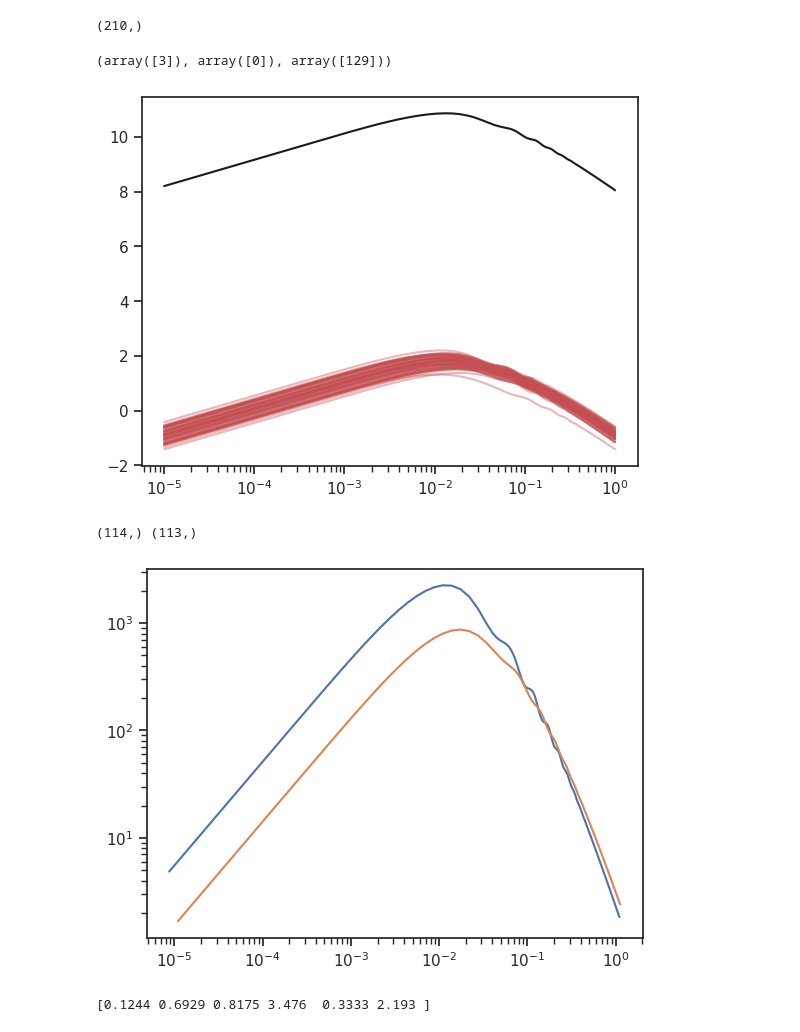
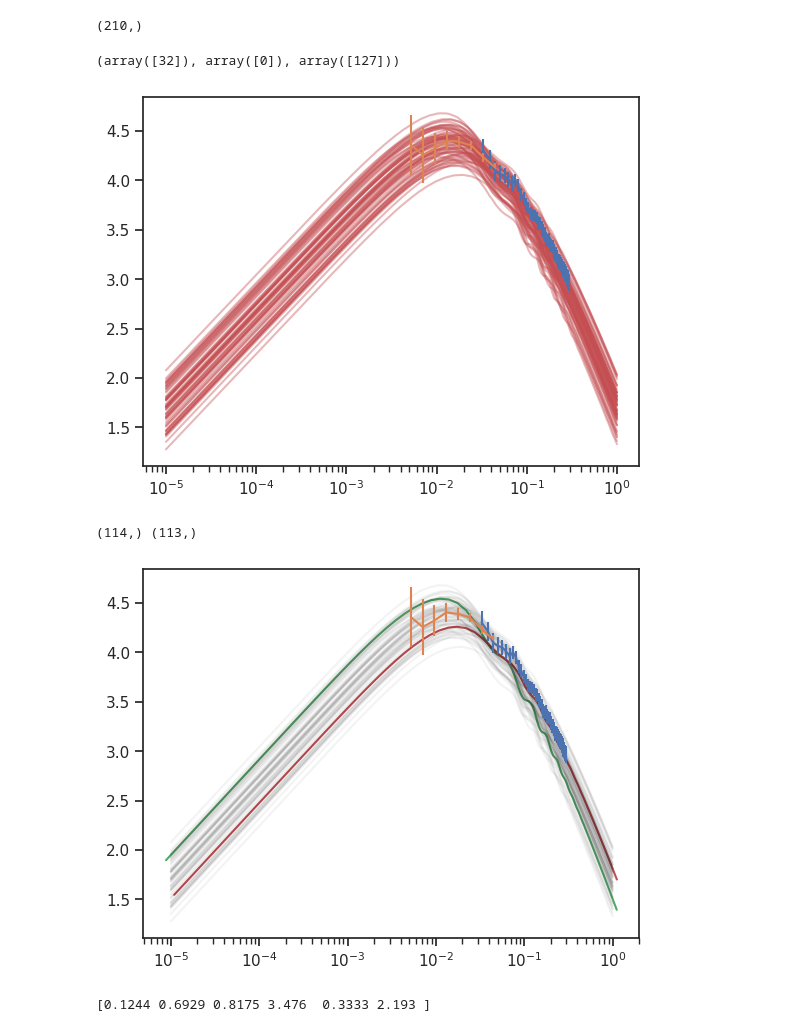
Before and after one commit to nesar/EarlyDarkEmu, a Jupyter notebook: nbs/00_load.ipynb, the cells around one changed output. Drawn from its saved outputs; the diff is of its cells as text; code cells hidden in the pictures.

Commit message:
updated data

```diff
--- a/nbs/00_load.ipynb
+++ b/nbs/00_load.ipynb
@@ -23,3 +22,7 @@ if_local_processing = True
+# %%
+#| hide
+
+if_local_processing = False
 # %%
 #| export
 
@@ -30,6 +33,11 @@ LIBRARY_K_FILE = pkg_resources.resource_stream("EarlyDarkEmu", DATA_DIR + "k_all
 LIBRARY_Z_FILE = pkg_resources.resource_stream("EarlyDarkEmu", DATA_DIR + "z_all.npy").name
 
 
+OBS_DIR = "data/obs_data/"
+SDSS_FILE = pkg_resources.resource_stream("EarlyDarkEmu", OBS_DIR + "reid_DR7.txt").name
+WMAP_FILE = pkg_resources.resource_stream("EarlyDarkEmu", OBS_DIR + "wmap_act.txt").name
+
+
 PARAM_NAME = [r"$\omega_m$", r"h", r"$\sigma_8$", r"$\log(z_c)$", r"$f_{ede}$", r"$\theta_i$"]
 
 # LIBRARY_ZK_FILE_VAL = pkg_resources.resource_stream("EarlyDarkEmu", DATA_DIR + "z_k_validation.txt").name
@@ -153,27 +161,48 @@ if True:
 # Pk_all_reshaped = np.reshape(Pk_all_ravel, newshape=(-1, z_all.shape[0], k_all.shape[0]))
 
 # (Pk_all_reshaped == Pk_all).all()
+# %%
+#| export
+
+def load_sdss(fileIn:str=SDSS_FILE, #Input file
+              ):
+    k, pk, pk_error = np.loadtxt(fileIn, delimiter=' ').T
+    return k, np.log10(pk), np.abs(pk_error/pk)
+# %%
+#| export
+
+def load_wmap(fileIn:str=WMAP_FILE, #Input file
+              ):
+    k, pk, pk_error = np.loadtxt(fileIn).T
+    return k, np.log10(pk), ((pk_error-pk)/pk)
 # %%
 #| hide
 
 
 if True:
 
     print(np.where(Pk_all == np.max(Pk_all)))
 
-    remove_sim_indx = [3]
+    remove_sim_indx = []
     valid_indices = [i for i in  np.arange(Pk_all.shape[0])  if i not in remove_sim_indx]
 
     Pk_all_clean = Pk_all[valid_indices]
 
 
-    plt.plot(_k_base, Pk_all[remove_sim_indx, 49, :].T, 'k');
-    plt.plot(_k_base, Pk_all[valid_indices, 49, :].T, 'r', alpha=0.4);
+    plt.plot(_k_base, Pk_all[remove_sim_indx, 0, :].T, 'k');
+    plt.plot(_k_base, Pk_all[valid_indices, 0, :].T, 'r', alpha=0.4);
     plt.xscale('log')
     # plt.yscale('log')
+
+
+    k_sdss, pk_sdss, pk_error_sdss = load_sdss()
+    k_wmap, pk_wmap, pk_error_wmap = load_wmap()
+
+    plt.errorbar(k_sdss, pk_sdss, yerr=pk_error_sdss)
+    plt.errorbar(k_wmap, pk_wmap, yerr=pk_error_wmap)
 # %% [output]
-(array([3]), array([0]), array([129]))
+(array([32]), array([0]), array([127]))
-[figure, old version]
+[figure, new version]
 # %%
 #| hide
 
@@ -181,22 +210,27 @@ if if_local_processing:
 
     file_dir = '/home/nramachandra/Projects/MG_emu/Data/raw_runs/LatinHypercubeRuns_AllRedshifts/'
 
-    file_pk_trial = 'EDE_model12_00_z43_pk.dat'
-    pk, k = load_single_pk(file_dir + file_pk_trial)
+    file_pk_trial = 'EDE_model1_00_z1_pk.dat'
+    k, pk = load_single_pk(file_dir + file_pk_trial)
 
-    file_pk_trial = 'EDE_model50_00_z43_pk.dat'
-    pk2, k2 = load_single_pk(file_dir + file_pk_trial)
+    file_pk_trial = 'EDE_model50_00_z1_pk.dat'
+    k2, pk2 = load_single_pk(file_dir + file_pk_trial)
 
     print(k.shape, k2.shape)
 
     # plt.plot(k, k2[1:], 'x')
-    plt.plot(pk, k)
-    plt.plot(pk2, k2)
+    plt.plot(k, np.log10(pk), 'g')
+    plt.plot(k2, np.log10(pk2), 'r')
+    plt.plot(_k_base, Pk_all[:, 0, :].T, 'k', alpha=0.05);
+
+
+    plt.errorbar(k_sdss, pk_sdss, yerr=pk_error_sdss)
+    plt.errorbar(k_wmap, pk_wmap, yerr=pk_error_wmap)
+
     plt.xscale('log')
-    plt.yscale('log')
 # %% [output]
 (114,) (113,)
-[figure, old version]
+[figure, new version]
 # %%
 # #| export
 
```
Also changed, not shown: parts of 1 cell of this notebook, 58 other files.
